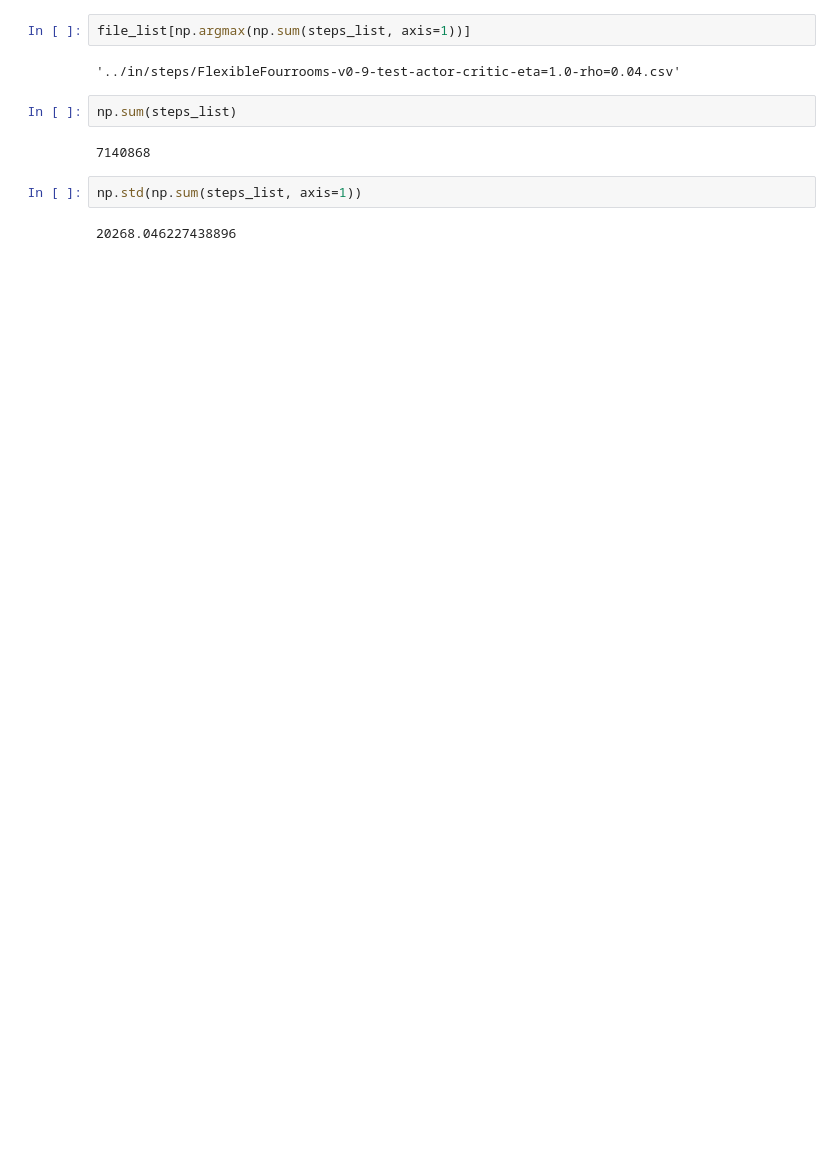
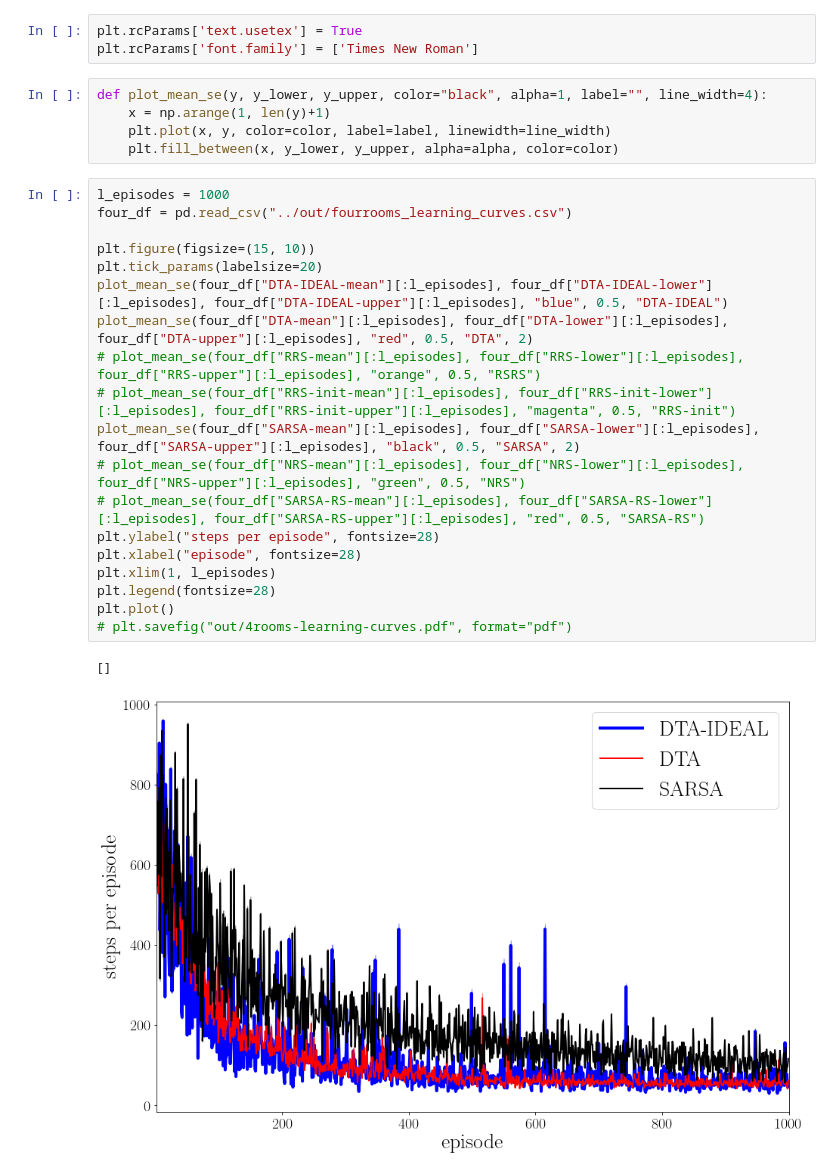
Before and after one commit to takato86/analyze_result, a Jupyter notebook: fourrooms/notebooks/analyse.ipynb, the cells around one changed output. Cells and saved outputs as stored; diff of their text form; blank space fills up the shorter version.

```diff
--- a/fourrooms/notebooks/analyse.ipynb
+++ b/fourrooms/notebooks/analyse.ipynb
@@ -94,12 +5,30 @@ array([ 66993,  88753,  96878,  67877,  61303,  62130,  68826,  66404,
-# %%
-file_list[np.argmax(np.sum(steps_list, axis=1))]
-# %% [output]
-'../in/steps/FlexibleFourrooms-v0-9-test-actor-critic-eta=1.0-rho=0.04.csv'
-# %%
-np.sum(steps_list)
-# %% [output]
-7140868
-# %%
-np.std(np.sum(steps_list, axis=1))
-# %% [output]
-20268.046227438896
+# %%
+plt.rcParams['text.usetex'] = True
+plt.rcParams['font.family'] = ['Times New Roman']
+# %%
+def plot_mean_se(y, y_lower, y_upper, color="black", alpha=1, label="", line_width=4):
+    x = np.arange(1, len(y)+1)
+    plt.plot(x, y, color=color, label=label, linewidth=line_width)
+    plt.fill_between(x, y_lower, y_upper, alpha=alpha, color=color)
+# %%
+l_episodes = 1000
+four_df = pd.read_csv("../out/fourrooms_learning_curves.csv")
+
+plt.figure(figsize=(15, 10))
+plt.tick_params(labelsize=20)
+plot_mean_se(four_df["DTA-IDEAL-mean"][:l_episodes], four_df["DTA-IDEAL-lower"][:l_episodes], four_df["DTA-IDEAL-upper"][:l_episodes], "blue", 0.5, "DTA-IDEAL")
+plot_mean_se(four_df["DTA-mean"][:l_episodes], four_df["DTA-lower"][:l_episodes], four_df["DTA-upper"][:l_episodes], "red", 0.5, "DTA", 2)
+# plot_mean_se(four_df["RRS-mean"][:l_episodes], four_df["RRS-lower"][:l_episodes], four_df["RRS-upper"][:l_episodes], "orange", 0.5, "RSRS")
+# plot_mean_se(four_df["RRS-init-mean"][:l_episodes], four_df["RRS-init-lower"][:l_episodes], four_df["RRS-init-upper"][:l_episodes], "magenta", 0.5, "RRS-init")
+plot_mean_se(four_df["SARSA-mean"][:l_episodes], four_df["SARSA-lower"][:l_episodes], four_df["SARSA-upper"][:l_episodes], "black", 0.5, "SARSA", 2)
+# plot_mean_se(four_df["NRS-mean"][:l_episodes], four_df["NRS-lower"][:l_episodes], four_df["NRS-upper"][:l_episodes], "green", 0.5, "NRS")
+# plot_mean_se(four_df["SARSA-RS-mean"][:l_episodes], four_df["SARSA-RS-lower"][:l_episodes], four_df["SARSA-RS-upper"][:l_episodes], "red", 0.5, "SARSA-RS")
+plt.ylabel("steps per episode", fontsize=28)
+plt.xlabel("episode", fontsize=28)
+plt.xlim(1, l_episodes)
+plt.legend(fontsize=28)
+plt.plot()
+# plt.savefig("out/4rooms-learning-curves.pdf", format="pdf")
+# %% [output]
+[]
+[figure, added]
```
Also changed, not shown: parts of 15 cells of this notebook, 2 other files.
